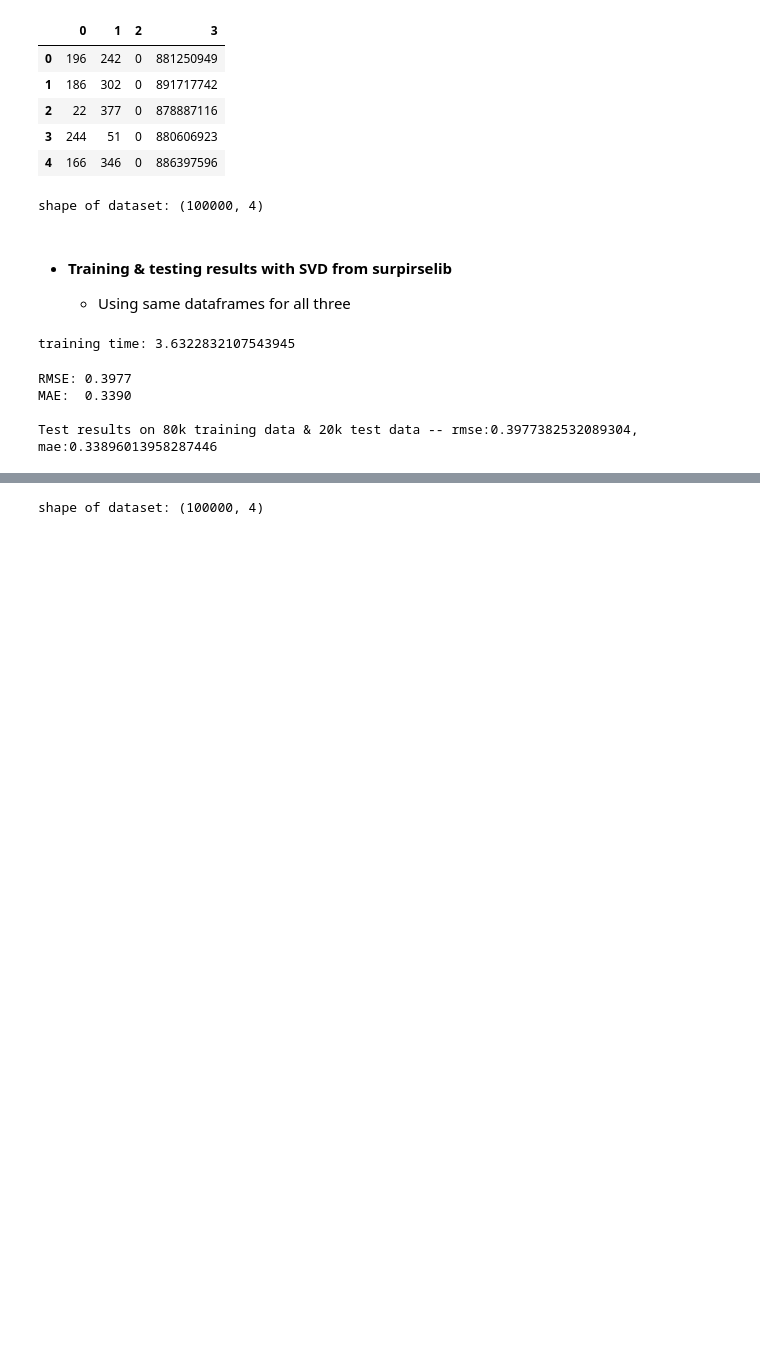
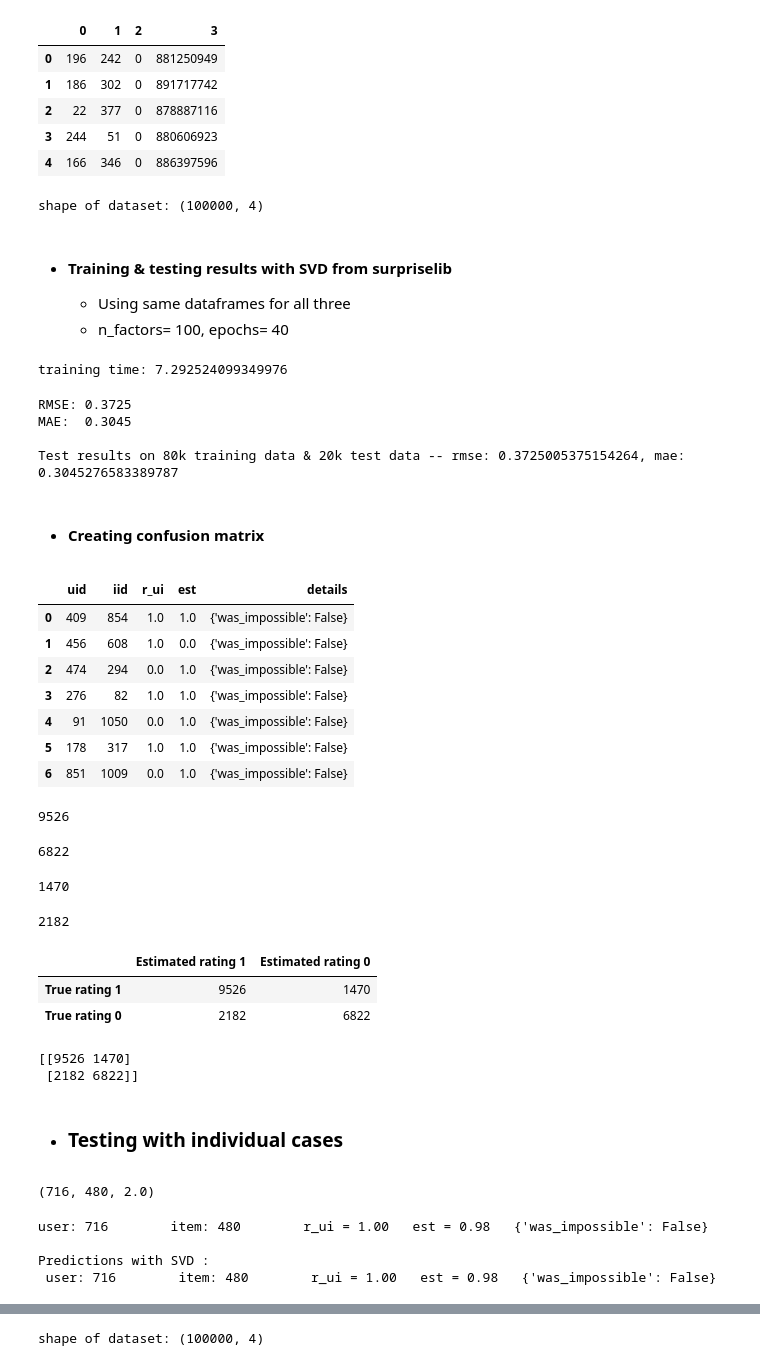
Before and after one commit to mlsquare/cook-imly, a Jupyter notebook: Notebooks/matrix factorization via NN.ipynb, the cells around one changed output, grey strips where cells are left out. Drawn from its saved outputs; the diff is of its cells as text; code cells hidden in the pictures; blank space fills up the shorter version.

```diff
--- a/Notebooks/matrix factorization via NN.ipynb
+++ b/Notebooks/matrix factorization via NN.ipynb
@@ -31,8 +31,9 @@ print('shape of dataset:', shuffled_df.shape)
 # %% [output]
 shape of dataset: (100000, 4)
 # %% [markdown]
-* #### Training & testing results with SVD from surpirselib
+* #### Training & testing results with SVD from surpriselib
     * Using same dataframes for all three
+    * n_factors= 100, epochs= 40
 # %%
 from surprise import SVD
 from surprise import Dataset
@@ -56,19 +58,50 @@ import time
 
 t1= time.time()
 
-algo = SVD()
+algo_svd = SVD(n_factors=100, n_epochs=40)
 
-algo.fit(trainset)
+algo_svd.fit(trainset)
 
 print('training time:', time.time()-t1)
 # %% [output]
-training time: 3.6322832107543945
+training time: 7.292524099349976
 # %%
-pred = algo.test(testset)
+pred = algo_svd.test(testset)
 
-print('\nTest results on 80k training data & 20k test data -- rmse:{}, mae:{}'.format(accuracy.rmse(pred), accuracy.mae(pred)))
+print('\nTest results on 80k training data & 20k test data -- rmse: {}, mae: {}'.format(accuracy.rmse(pred), accuracy.mae(pred)))
 # %% [output]
-RMSE: 0.3977
-MAE:  0.3390
+RMSE: 0.3725
+MAE:  0.3045
 
-Test results on 80k training data & 20k test data -- rmse:0.3977382532089304, mae:0.33896013958287446
+Test results on 80k training data & 20k test data -- rmse: 0.3725005375154264, mae: 0.3045276583389787
+# %% [markdown]
+* #### Creating confusion matrix
+# %%
+pred_arr= pd.DataFrame(pred)
+pred_arr['est']= pred_arr['est'].apply(lambda x:float(round(x)))
+pred_arr.head(7)
+# %% [output]
+|  | uid | iid | r_ui | est | details |
+| 0 | 409 | 854 | 1.0 | 1.0 | {'was_impossible': False} |
+| 1 | 456 | 608 | 1.0 | 0.0 | {'was_impossible': False} |
+| 2 | 474 | 294 | 0.0 | 1.0 | {'was_impossible': False} |
+| 3 | 276 | 82 | 1.0 | 1.0 | {'was_impossible': False} |
+| 4 | 91 | 1050 | 0.0 | 1.0 | {'was_impossible': False} |
+| 5 | 178 | 317 | 1.0 | 1.0 | {'was_impossible': False} |
+| 6 | 851 | 1009 | 0.0 | 1.0 | {'was_impossible': False} |
+# %%
+np.intersect1d(np.where(pred_arr[:, 2]==1), np.where(pred_arr[:, 3]==1)).shape[0]
+# %% [output]
+9526
+# %%
+np.intersect1d(np.where(pred_arr[:, 2]==0), np.where(pred_arr[:, 3]==0)).shape[0]
+# %% [output]
+6822
+# %%
+np.intersect1d(np.where(pred_arr[:, 2]==1), np.where(pred_arr[:, 3]==0)).shape[0]
+# %% [output]
+1470
+# %%
+np.intersect1d(np.where(pred_arr[:, 2]==0), np.where(pred_arr[:, 3]==1)).shape[0]
+# %% [output]
+2182
@@ -75,3 +122,30 @@ Test results on 80k training data & 20k test data -- rmse:0.3977382532089304, ma
+# %%
+confusion_mat, confusion_df = conf_mat(pred)
+confusion_df
+# %% [output]
+|  | Estimated rating 1 | Estimated rating 0 |
+| True rating 1 | 9526 | 1470 |
+| True rating 0 | 2182 | 6822 |
+# %%
+print(confusion_mat)
+# %% [output]
+[[9526 1470]
+ [2182 6822]]
+# %% [markdown]
+* ### Testing with individual cases
+# %%
+testcase = testset[np.random.randint(len(testset))]
+print(testcase)
+# %% [output]
+(716, 480, 2.0)
+# %%
+# int(testcase[2]>1) ;  because testset contains labels 0 in original df as 1 & 1 as 2
+print('\nPredictions with SVD :\n', algo_svd.predict(testcase[0], testcase[1], int(testcase[2]>1), verbose=True))
+# %% [output]
+user: 716        item: 480        r_ui = 1.00   est = 0.98   {'was_impossible': False}
+
+Predictions with SVD :
+ user: 716        item: 480        r_ui = 1.00   est = 0.98   {'was_impossible': False}
 # %% [markdown]
 * #### Training & testing results with SVD++ from surpirselib
     * Using same dataframes for both
```
Also changed, not shown: parts of 17 cells of this notebook.
